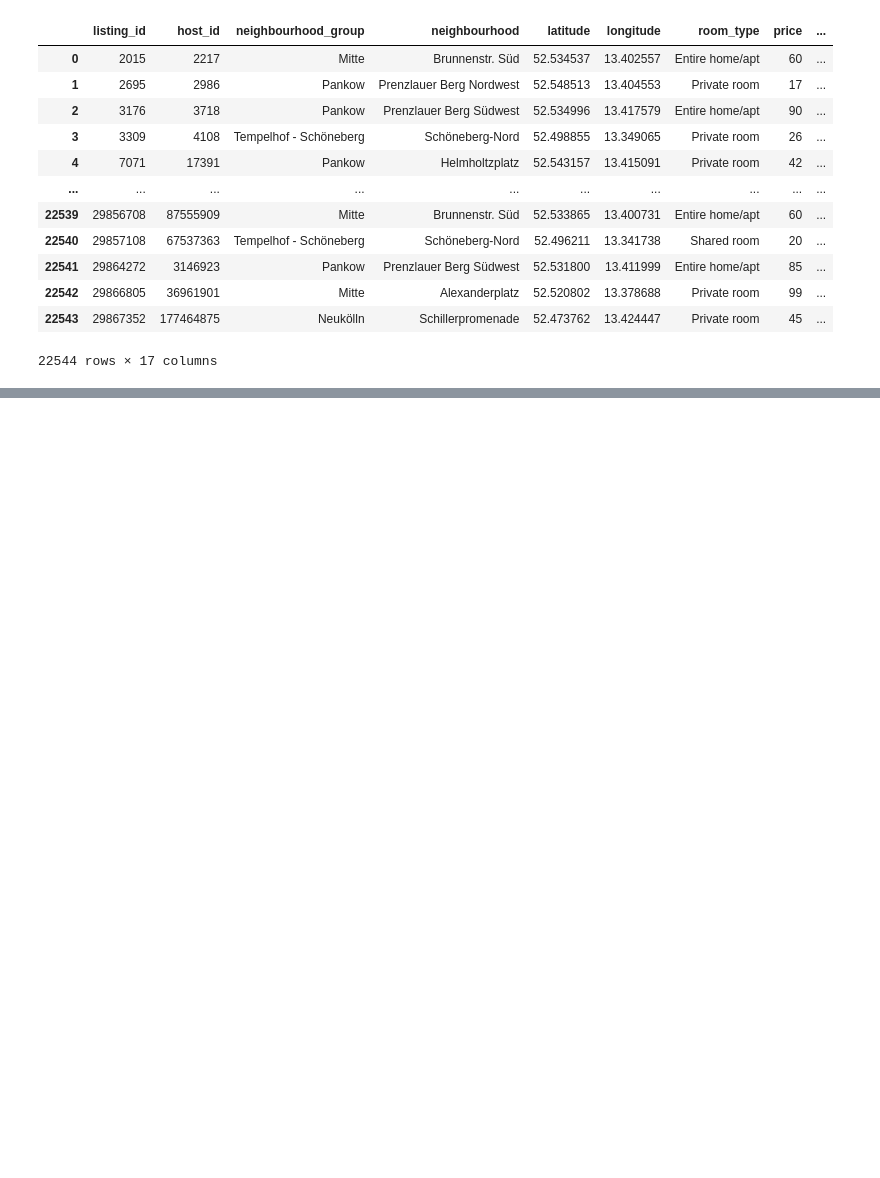
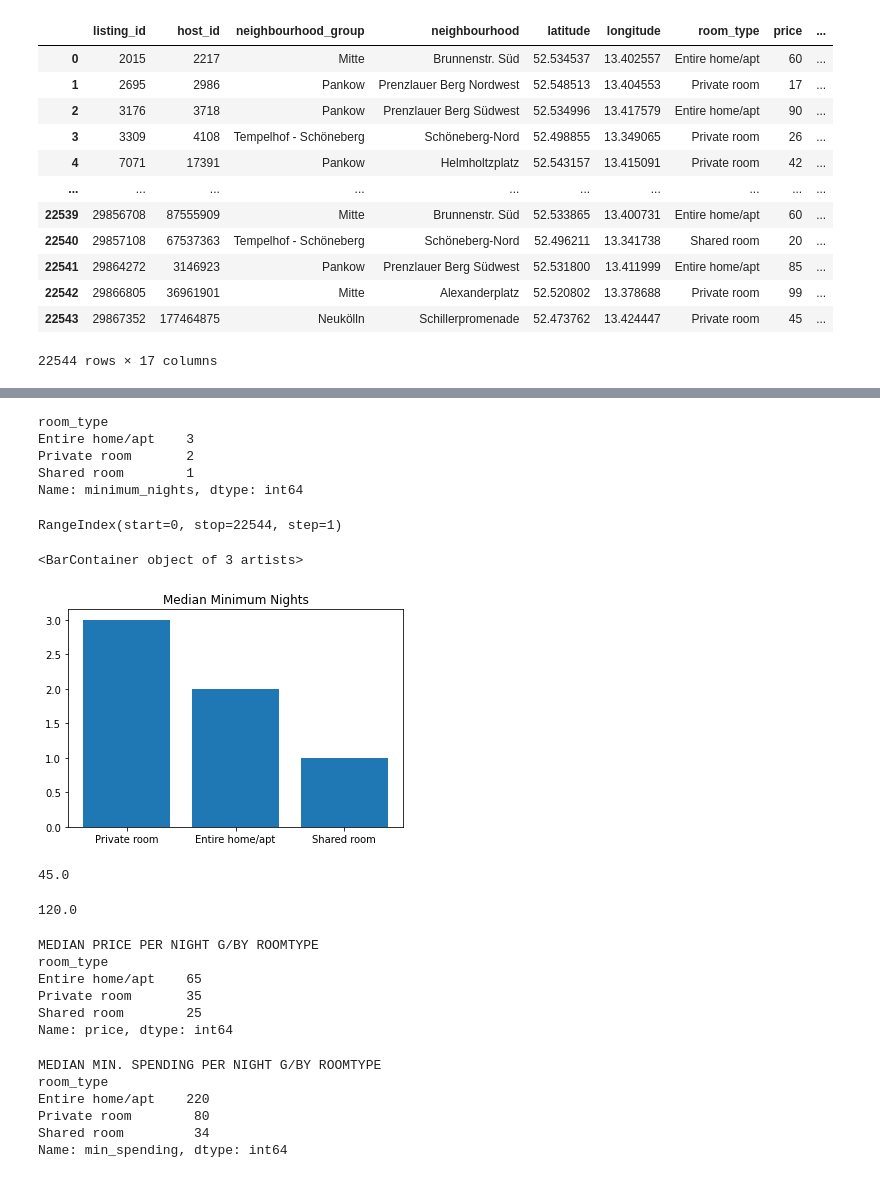
Before and after one commit to JacobUkokobili/Airbnb-Analytics-Berlin, a Jupyter notebook: notebooks/insights.ipynb, the cells around one changed output, grey strips where cells are left out. Drawn from its saved outputs; the diff is of its cells as text; code cells hidden in the pictures; blank space fills up the shorter version.

```diff
--- a/notebooks/insights.ipynb
+++ b/notebooks/insights.ipynb
@@ -24,0 +122,18 @@ listings
+# %%
+listings.groupby(listings["room_type"])["minimum_nights"].median()
+# %% [output]
+room_type
+Entire home/apt    3
+Private room       2
+Shared room        1
+Name: minimum_nights, dtype: int64
+# %%
+listings["room_type"].value_counts().index
+# %% [output]
+RangeIndex(start=0, stop=22544, step=1)
+# %%
+plt.title("Median Minimum Nights")
+plt.bar(listings["room_type"].value_counts().index,listings.groupby(listings["room_type"])["minimum_nights"].median())
+# %% [output]
+<BarContainer object of 3 artists>
+[figure, added]
@@ -24,0 +143,30 @@ listings
+# %%
+listings["price"].median()
+#average price p/night
+# %% [output]
+45.0
+# %%
+listings["min_spending"].median()
+#means that on average, the minimum spending of a reservation is $120
+# %% [output]
+120.0
+# %%
+print("MEDIAN PRICE PER NIGHT G/BY ROOMTYPE")
+print(listings["price"].groupby(listings["room_type"]).median())
+# %% [output]
+MEDIAN PRICE PER NIGHT G/BY ROOMTYPE
+room_type
+Entire home/apt    65
+Private room       35
+Shared room        25
+Name: price, dtype: int64
+# %%
+print("MEDIAN MIN. SPENDING PER NIGHT G/BY ROOMTYPE")
+print(listings["min_spending"].groupby(listings["room_type"]).median())
+# %% [output]
+MEDIAN MIN. SPENDING PER NIGHT G/BY ROOMTYPE
+room_type
+Entire home/apt    220
+Private room        80
+Shared room         34
+Name: min_spending, dtype: int64
```
Also changed, not shown: parts of 13 cells of this notebook.
